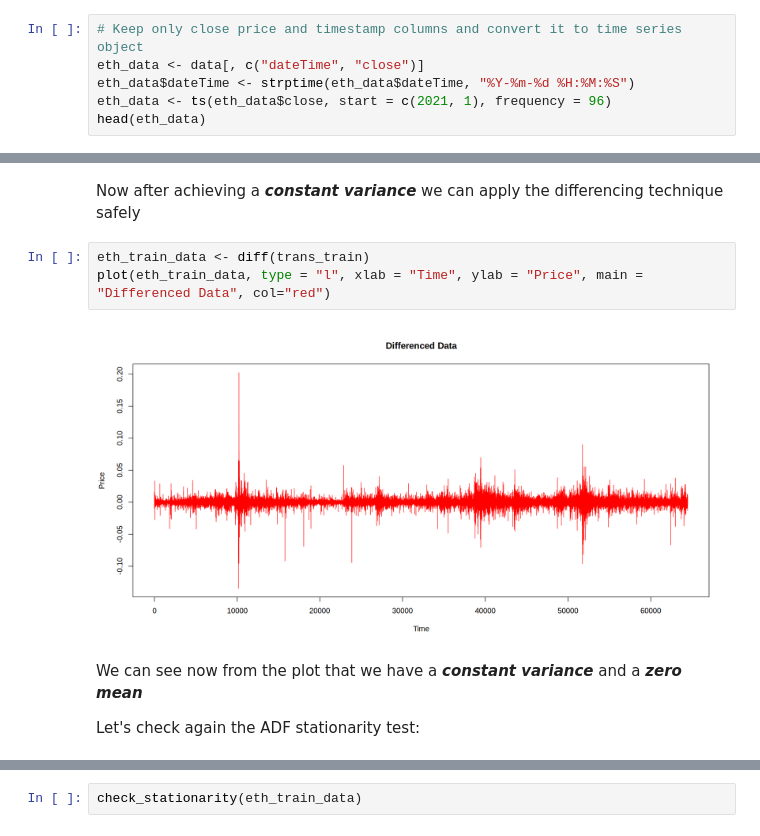
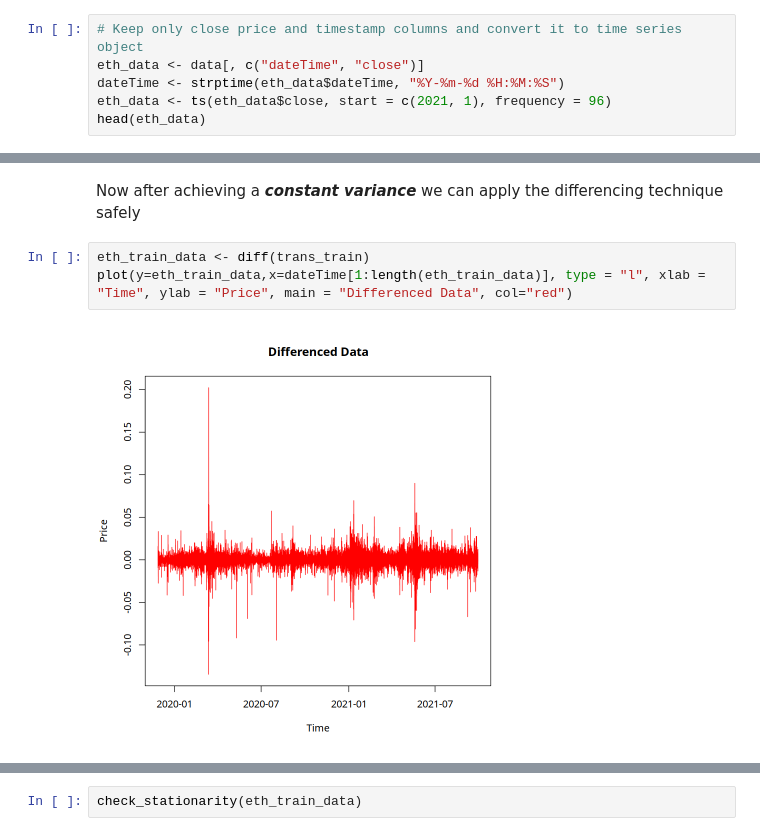
Before and after one commit to Djalal-H/TSA, a Jupyter notebook: main.ipynb, the cells around one changed output, grey strips where cells are left out. Cells and saved outputs as stored; diff of their text form.

```diff
--- a/main.ipynb
+++ b/main.ipynb
@@ -56,7 +58,7 @@ For the purpose of the analysis, we would like to focus on __Close Price__ so th
 # %%
 # Keep only close price and timestamp columns and convert it to time series object
 eth_data <- data[, c("dateTime", "close")]
-eth_data$dateTime <- strptime(eth_data$dateTime, "%Y-%m-%d %H:%M:%S")
+dateTime <- strptime(eth_data$dateTime, "%Y-%m-%d %H:%M:%S")
 eth_data <- ts(eth_data$close, start = c(2021, 1), frequency = 96)
 head(eth_data)
 # %% [output]
@@ -157,10 +173,6 @@ trans_test <- BoxCox(test_data, λ)
 Now after achieving a *__constant variance__* we can apply the differencing technique safely
 # %%
 eth_train_data <- diff(trans_train)
-plot(eth_train_data, type = "l", xlab = "Time", ylab = "Price", main = "Differenced Data", col="red")
+plot(y=eth_train_data,x=dateTime[1:length(eth_train_data)], type = "l", xlab = "Time", ylab = "Price", main = "Differenced Data", col="red")
 # %% [output]
-[figure, old version]
+[figure, new version]
-# %% [markdown]
-We can see now from the plot that we have a *__constant variance__* and a *__zero mean__*
-
-Let's check again the ADF stationarity test:
```
Also changed, not shown: parts of 46 cells of this notebook.
